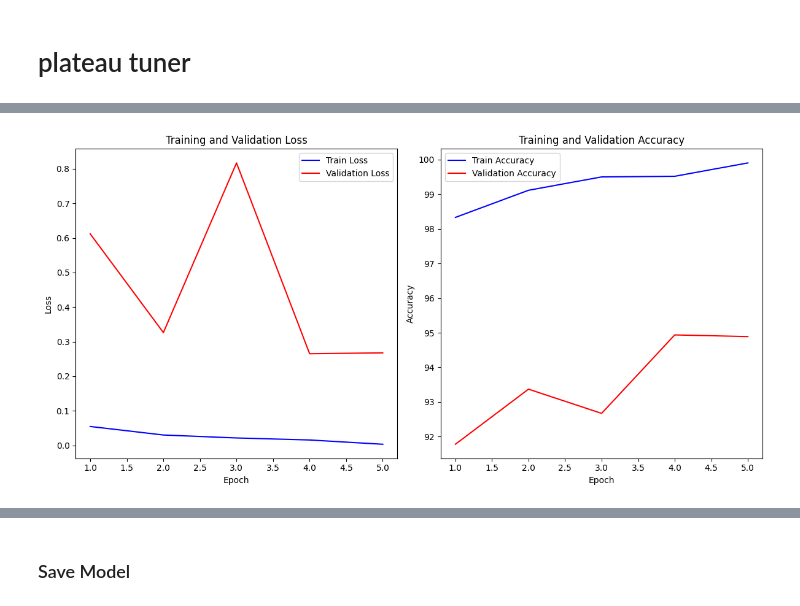
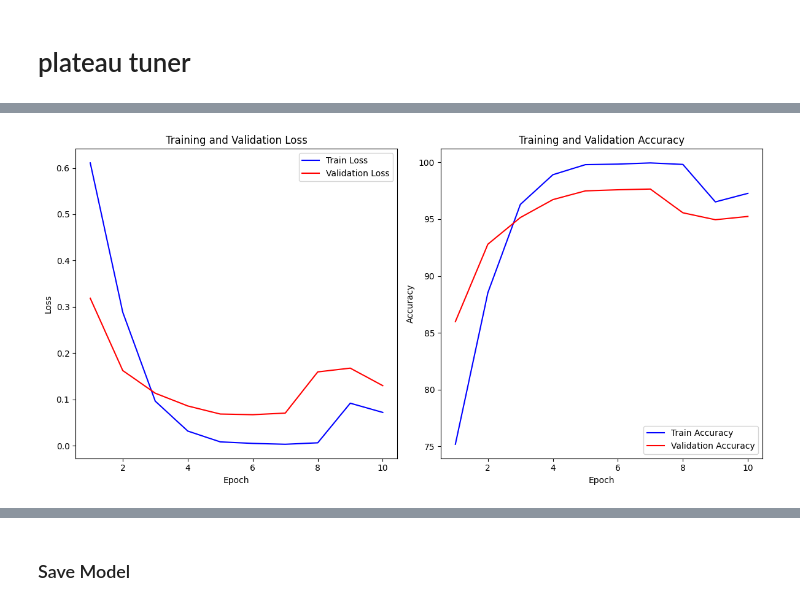
Before and after one commit to AzureSight/thesis_backend, a Jupyter notebook: FinalModels.ipynb, the cells around one changed output, grey strips where cells are left out. Cells and saved outputs as stored; diff of their text form; code cells hidden in the pictures.

```diff
--- a/FinalModels.ipynb
+++ b/FinalModels.ipynb
@@ -795,16 +866,16 @@ print(f"Using Best Hyperparameters -> Learning Rate: {best_lr}, Batch Size: {bes
 Using Best Hyperparameters -> Learning Rate: 0.0009, Batch Size: 64
 # %%
 
-optimizer = torch.optim.Adam(filter(lambda p: p.requires_grad, model.parameters()), lr=best_lr)
+optimizer = torch.optim.Adam(filter(lambda p: p.requires_grad, model.parameters()), lr=0.0003)
 
             # Set DataLoaders
-train_loader_resnet = DataLoader(train_resnet, batch_size=best_batch_size, shuffle=True)
-train_loader_inception = DataLoader(train_inception, batch_size=best_batch_size, shuffle=True)
+train_loader_resnet = DataLoader(train_resnet, batch_size=64, shuffle=True)
+train_loader_inception = DataLoader(train_inception, batch_size=64, shuffle=True)
 
             # Use CosineAnnealingLR
 scheduler = torch.optim.lr_scheduler.CosineAnnealingLR(optimizer, T_max=5, eta_min=0.00001)
             # Train the model
 Fsecondhistory, Fsecondmetrics = train_model(model, train_loader_resnet, train_loader_inception,
                                                        val_loader_resnet, val_loader_inception,
-                                                       criterion, optimizer, epochs=5, scheduler=scheduler)
+                                                       criterion, optimizer, epochs=10, scheduler=scheduler)
 # %% [output]
@@ -966,20 +1099,20 @@ plot_from_history(Fsecondhistory)
 # %%
 df = pd.DataFrame(Fsecondhistory)
-df.to_csv('training_history/second_training_historyv3.csv', index=False)
+df.to_csv('training_history/second_training_historyv4.csv', index=False)
 
-history_df = pd.read_csv('training_history/second_training_historyv3.csv')
+history_df = pd.read_csv('training_history/second_training_historyv4.csv')
 
 Fsecondhistory = {
     'epoch': history_df['epoch'].tolist(),
     'train_loss': history_df['train_loss'].tolist(),
     'val_loss': history_df['val_loss'].tolist(),
     'train_accuracy': history_df['train_accuracy'].tolist(),
     'val_accuracy': history_df['val_accuracy'].tolist(),
 }
 
 plot_from_history(Fsecondhistory)
 # %% [output]
-[figure, old version]
+[figure, new version]
 # %%
 import pandas as pd
 
```
Also changed, not shown: parts of 16 cells of this notebook, 8 other files.
